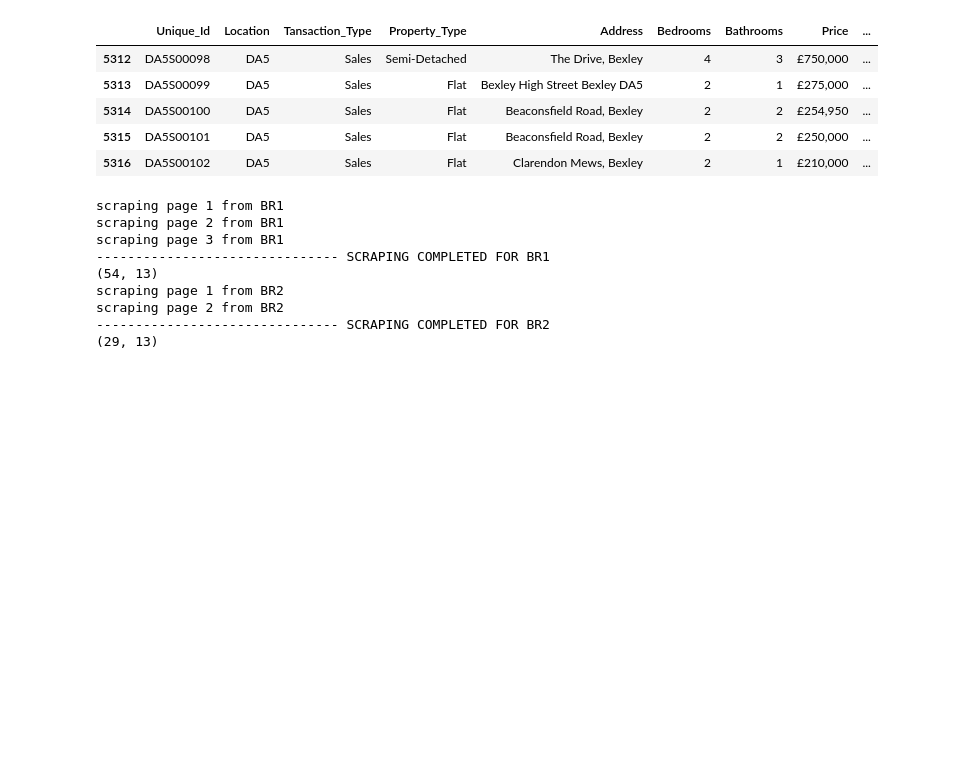
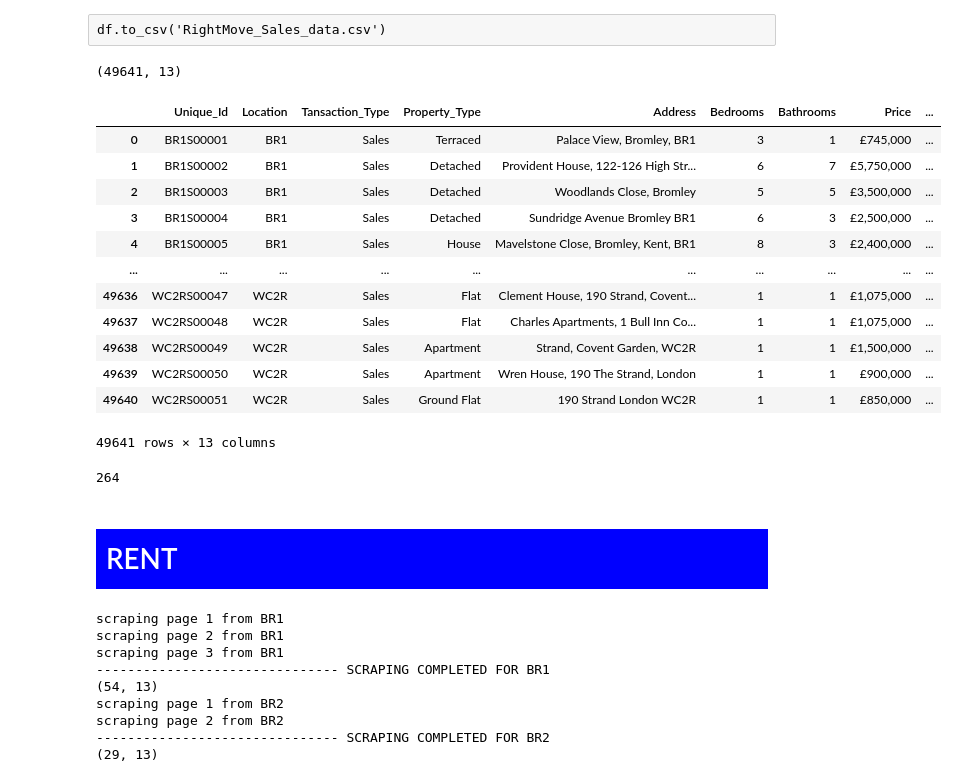
Before and after one commit to Timmtet/Data-Gathering, a Jupyter notebook: Rightmove.ipynb, the cells around one changed output. Saved outputs shown, nothing was run; the diff lists cells and outputs as text; code cells hidden in the pictures; blank space fills up the shorter version.

```diff
--- a/Rightmove.ipynb
+++ b/Rightmove.ipynb
@@ -148,9 +116,0 @@ codes.loc[188:]
-# %%
-df.tail()
-# %% [output]
-|  | Unique_Id | Location | Tansaction_Type | Property_Type | Address | Bedrooms | Bathrooms | Price | ... |
-| 5312 | DA5S00098 | DA5 | Sales | Semi-Detached | The Drive, Bexley | 4 | 3 | £750,000 | ... |
-| 5313 | DA5S00099 | DA5 | Sales | Flat | Bexley High Street Bexley DA5 | 2 | 1 | £275,000 | ... |
-| 5314 | DA5S00100 | DA5 | Sales | Flat | Beaconsfield Road, Bexley | 2 | 2 | £254,950 | ... |
-| 5315 | DA5S00101 | DA5 | Sales | Flat | Beaconsfield Road, Bexley | 2 | 2 | £250,000 | ... |
-| 5316 | DA5S00102 | DA5 | Sales | Flat | Clarendon Mews, Bexley | 2 | 1 | £210,000 | ... |
@@ -157 +128,32 @@ df.tail()
+# %% [raw]
+df.to_csv('RightMove_Sales_data.csv')
+# %%
+df_RM_sales = pd.read_csv('RightMove_Sales_data.csv')
+df_RM_sales = df_RM_sales.drop('Unnamed: 0', axis=1)
+# %%
+df_RM_sales.shape
+# %% [output]
+(49641, 13)
+# %%
+df_RM_sales
+# %% [output]
+|  | Unique_Id | Location | Tansaction_Type | Property_Type | Address | Bedrooms | Bathrooms | Price | ... |
+| 0 | BR1S00001 | BR1 | Sales | Terraced | Palace View, Bromley, BR1 | 3 | 1 | £745,000 | ... |
+| 1 | BR1S00002 | BR1 | Sales | Detached | Provident House, 122-126 High Str... | 6 | 7 | £5,750,000 | ... |
+| 2 | BR1S00003 | BR1 | Sales | Detached | Woodlands Close, Bromley | 5 | 5 | £3,500,000 | ... |
+| 3 | BR1S00004 | BR1 | Sales | Detached | Sundridge Avenue Bromley BR1 | 6 | 3 | £2,500,000 | ... |
+| 4 | BR1S00005 | BR1 | Sales | House | Mavelstone Close, Bromley, Kent, BR1 | 8 | 3 | £2,400,000 | ... |
+| ... | ... | ... | ... | ... | ... | ... | ... | ... | ... |
+| 49636 | WC2RS00047 | WC2R | Sales | Flat | Clement House, 190 Strand, Covent... | 1 | 1 | £1,075,000 | ... |
+| 49637 | WC2RS00048 | WC2R | Sales | Flat | Charles Apartments, 1 Bull Inn Co... | 1 | 1 | £1,075,000 | ... |
+| 49638 | WC2RS00049 | WC2R | Sales | Apartment | Strand, Covent Garden, WC2R | 1 | 1 | £1,500,000 | ... |
+| 49639 | WC2RS00050 | WC2R | Sales | Apartment | Wren House, 190 The Strand, London | 1 | 1 | £900,000 | ... |
+| 49640 | WC2RS00051 | WC2R | Sales | Ground Flat | 190 Strand London WC2R | 1 | 1 | £850,000 | ... |
+49641 rows × 13 columns
+# %%
+df_RM_sales.Location.nunique()
+# %% [output]
+264
+# %% [markdown]
+<h1 style='background-color: BLUE; padding: 10px; color: white'> RENT </h1>
 # %%
```
Also changed, not shown: parts of 7 cells of this notebook, 14 other files.
